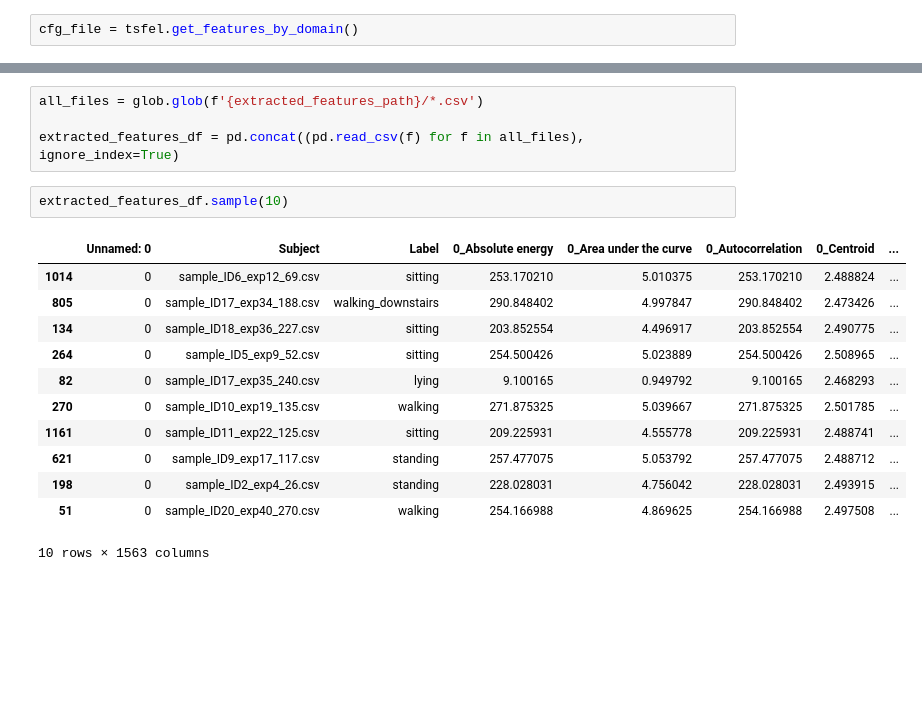
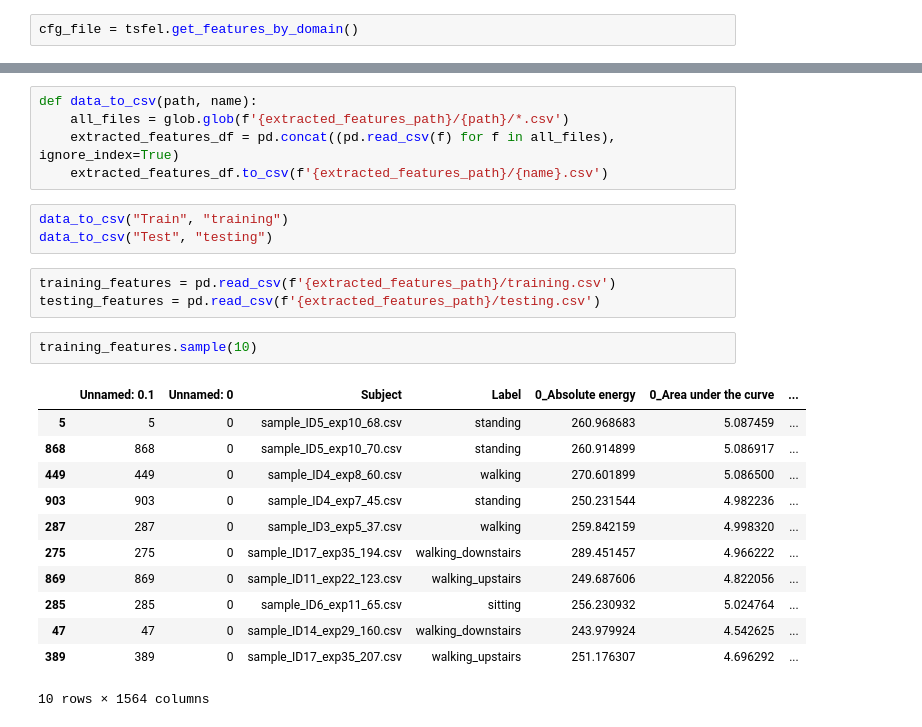
Before and after one commit to Jonitsi/Biosignal_Analysis, a Jupyter notebook: ACC_activity.ipynb, the cells around one changed output, grey strips where cells are left out. Drawn from its saved outputs; the diff is of its cells as text; blank space fills up the shorter version.

Commit message:
processing for test and training data.

```diff
--- a/ACC_activity.ipynb
+++ b/ACC_activity.ipynb
@@ -53,19 +86,26 @@ def extract_features(data):
+# %%
+def data_to_csv(path, name):
+    all_files = glob.glob(f'{extracted_features_path}/{path}/*.csv')
+    extracted_features_df = pd.concat((pd.read_csv(f) for f in all_files), ignore_index=True)
+    extracted_features_df.to_csv(f'{extracted_features_path}/{name}.csv')
 # %%
-all_files = glob.glob(f'{extracted_features_path}/*.csv')
-
-extracted_features_df = pd.concat((pd.read_csv(f) for f in all_files), ignore_index=True)
+data_to_csv("Train", "training")
+data_to_csv("Test", "testing")
+# %%
+training_features = pd.read_csv(f'{extracted_features_path}/training.csv')
+testing_features = pd.read_csv(f'{extracted_features_path}/testing.csv')
 # %%
-extracted_features_df.sample(10)
+training_features.sample(10)
 # %% [output]
-|  | Unnamed: 0 | Subject | Label | 0_Absolute energy | 0_Area under the curve | 0_Autocorrelation | 0_Centroid | ... |
-| 1014 | 0 | sample_ID6_exp12_69.csv | sitting | 253.170210 | 5.010375 | 253.170210 | 2.488824 | ... |
-| 805 | 0 | sample_ID17_exp34_188.csv | walking_downstairs | 290.848402 | 4.997847 | 290.848402 | 2.473426 | ... |
-| 134 | 0 | sample_ID18_exp36_227.csv | sitting | 203.852554 | 4.496917 | 203.852554 | 2.490775 | ... |
-| 264 | 0 | sample_ID5_exp9_52.csv | sitting | 254.500426 | 5.023889 | 254.500426 | 2.508965 | ... |
-| 82 | 0 | sample_ID17_exp35_240.csv | lying | 9.100165 | 0.949792 | 9.100165 | 2.468293 | ... |
-| 270 | 0 | sample_ID10_exp19_135.csv | walking | 271.875325 | 5.039667 | 271.875325 | 2.501785 | ... |
-| 1161 | 0 | sample_ID11_exp22_125.csv | sitting | 209.225931 | 4.555778 | 209.225931 | 2.488741 | ... |
-| 621 | 0 | sample_ID9_exp17_117.csv | standing | 257.477075 | 5.053792 | 257.477075 | 2.488712 | ... |
-| 198 | 0 | sample_ID2_exp4_26.csv | standing | 228.028031 | 4.756042 | 228.028031 | 2.493915 | ... |
-| 51 | 0 | sample_ID20_exp40_270.csv | walking | 254.166988 | 4.869625 | 254.166988 | 2.497508 | ... |
+|  | Unnamed: 0.1 | Unnamed: 0 | Subject | Label | 0_Absolute energy | 0_Area under the curve | ... |
+| 5 | 5 | 0 | sample_ID5_exp10_68.csv | standing | 260.968683 | 5.087459 | ... |
+| 868 | 868 | 0 | sample_ID5_exp10_70.csv | standing | 260.914899 | 5.086917 | ... |
+| 449 | 449 | 0 | sample_ID4_exp8_60.csv | walking | 270.601899 | 5.086500 | ... |
+| 903 | 903 | 0 | sample_ID4_exp7_45.csv | standing | 250.231544 | 4.982236 | ... |
+| 287 | 287 | 0 | sample_ID3_exp5_37.csv | walking | 259.842159 | 4.998320 | ... |
+| 275 | 275 | 0 | sample_ID17_exp35_194.csv | walking_downstairs | 289.451457 | 4.966222 | ... |
+| 869 | 869 | 0 | sample_ID11_exp22_123.csv | walking_upstairs | 249.687606 | 4.822056 | ... |
+| 285 | 285 | 0 | sample_ID6_exp11_65.csv | sitting | 256.230932 | 5.024764 | ... |
+| 47 | 47 | 0 | sample_ID14_exp29_160.csv | walking_downstairs | 243.979924 | 4.542625 | ... |
+| 389 | 389 | 0 | sample_ID17_exp35_207.csv | walking_upstairs | 251.176307 | 4.696292 | ... |
-10 rows × 1563 columns
+10 rows × 1564 columns
```
Also changed, not shown: parts of 4 cells of this notebook.
